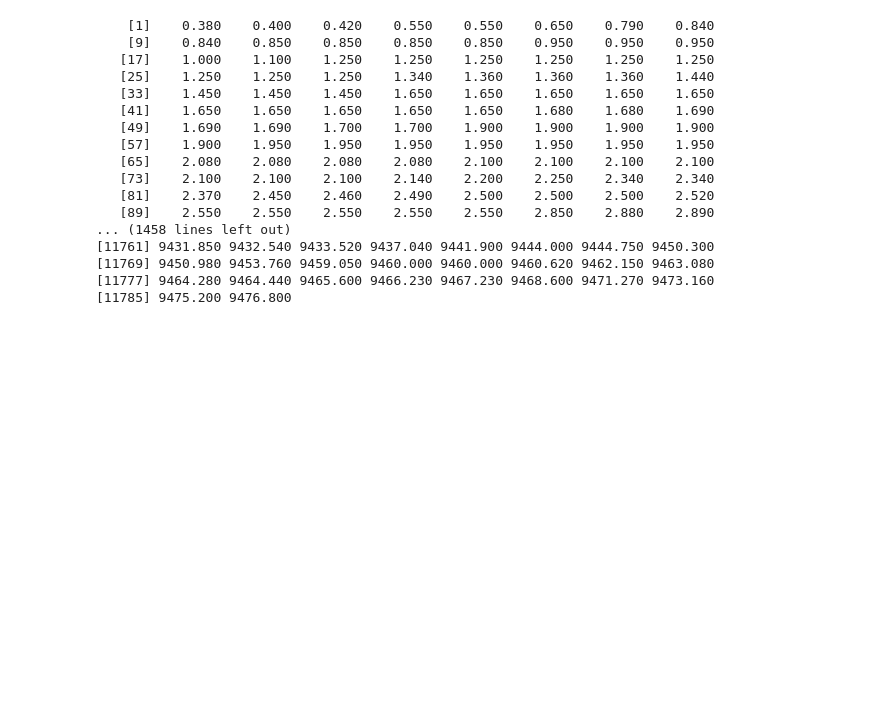
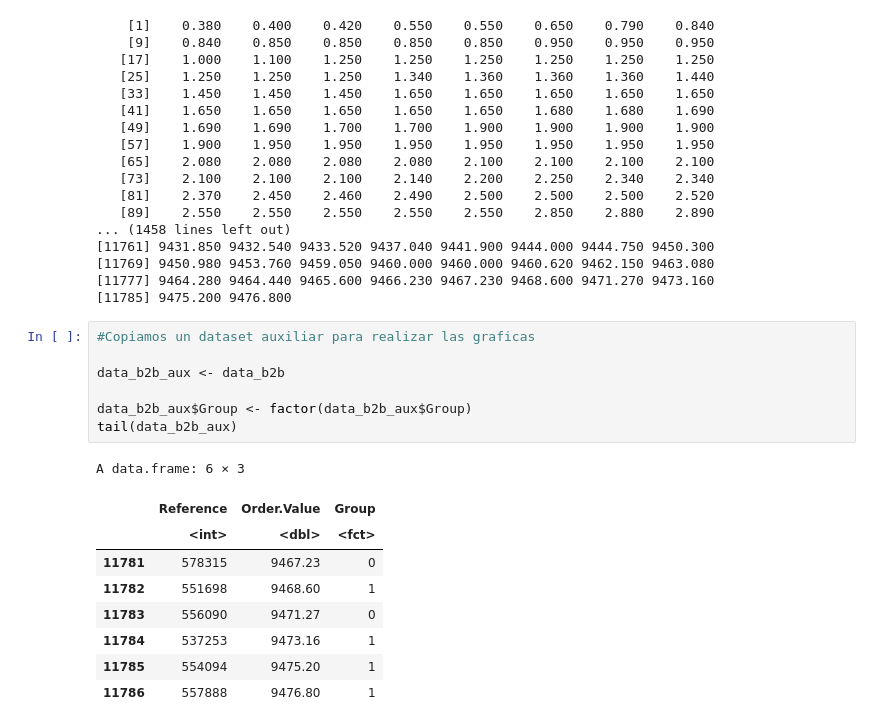
Before and after one commit to Didac-piferrer/MUDS, a Jupyter notebook: Estadistica/E3/MD004DidacPiferrerAC03.ipynb, the cells around one changed output. Saved outputs shown, nothing was run; the diff lists cells and outputs as text; blank space fills up the shorter version.

```diff
--- a/Estadistica/E3/MD004DidacPiferrerAC03.ipynb
+++ b/Estadistica/E3/MD004DidacPiferrerAC03.ipynb
@@ -190,3 +193,20 @@ The following objects are masked from data_b2b (pos = 5):
 [11769] 9450.980 9453.760 9459.050 9460.000 9460.000 9460.620 9462.150 9463.080
 [11777] 9464.280 9464.440 9465.600 9466.230 9467.230 9468.600 9471.270 9473.160
 [11785] 9475.200 9476.800
+# %%
+#Copiamos un dataset auxiliar para realizar las graficas
+
+data_b2b_aux <- data_b2b
+
+data_b2b_aux$Group <- factor(data_b2b_aux$Group)
+tail(data_b2b_aux)
+# %% [output]
+A data.frame: 6 × 3
+|  | Reference | Order.Value | Group |
+|  | <int> | <dbl> | <fct> |
+| 11781 | 578315 | 9467.23 | 0 |
+| 11782 | 551698 | 9468.60 | 1 |
+| 11783 | 556090 | 9471.27 | 0 |
+| 11784 | 537253 | 9473.16 | 1 |
+| 11785 | 554094 | 9475.20 | 1 |
+| 11786 | 557888 | 9476.80 | 1 |
```
Also changed, not shown: parts of 15 cells of this notebook.
